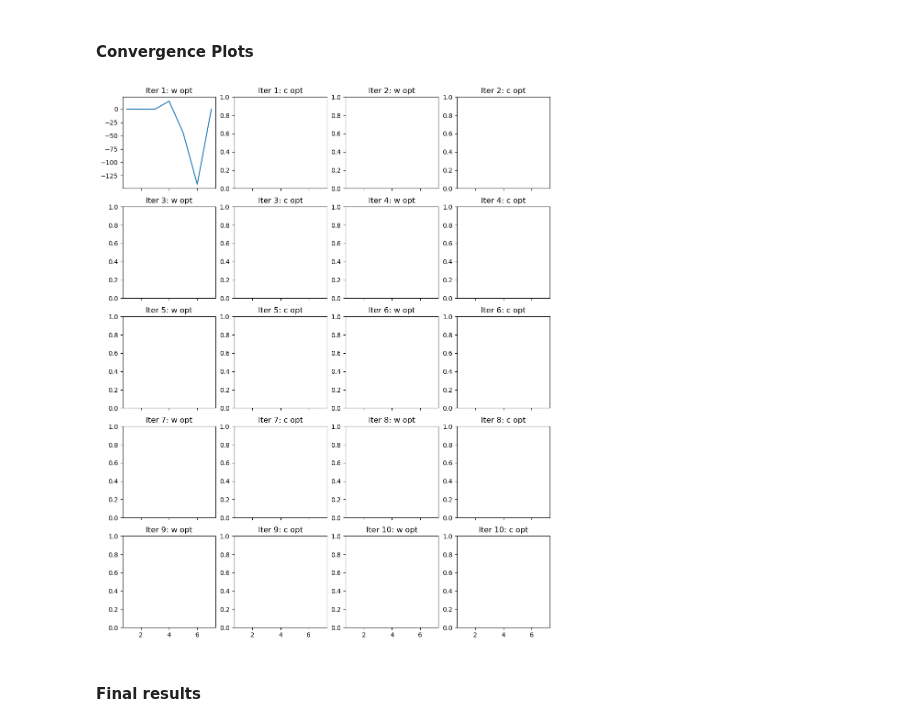
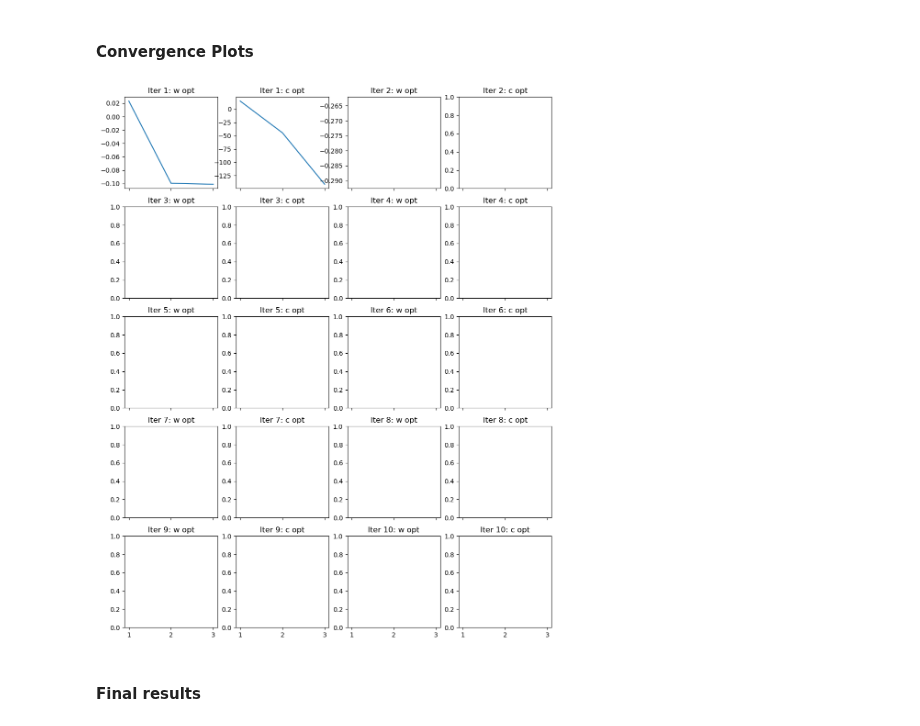
Before and after one commit to mcstanle/cf_inversion_sb_admm, a Jupyter notebook: output_investigations_09.ipynb, the cells around one changed output. Cells and saved outputs as stored; diff of their text form; code cells hidden in the pictures.

```diff
--- a/output_investigations_09.ipynb
+++ b/output_investigations_09.ipynb
@@ -124,9 +124,9 @@ with open(BASE_DIR + '/09/stdout_it0.txt', 'r') as f:
 # %%
 # isolate the trajectories from the w optimization
 all_obj_vals = [float(line[22:34].replace('D', 'e')) for line in stdout0_raw if 'At iterate' in line]
-traj_w_01 = all_obj_vals[:]
-# traj_c_01 = all_obj_vals[13:16]
-# traj_w_02 = all_obj_vals[16:29]
+traj_w_01 = all_obj_vals[:3]
+traj_c_01 = all_obj_vals[3:6]
+traj_w_02 = all_obj_vals[6:]
 # traj_c_02 = all_obj_vals[29:32]
 # traj_w_03 = all_obj_vals[32:45]
 # traj_c_03 = all_obj_vals[45:48]
@@ -149,10 +149,10 @@ fig, ax = plt.subplots(ncols=4, nrows=5, figsize=(12, 15), sharex=True)
 
 # iteration 1
 ax[0, 0].plot(np.arange(1, len(traj_w_01) + 1), traj_w_01)
-# ax[0, 1].plot(np.arange(1, len(traj_c_01) + 1), traj_c_01)
+ax[0, 1].plot(np.arange(1, len(traj_c_01) + 1), traj_c_01)
 
 # # iteration 2
-# ax[0, 2].plot(np.arange(1, len(traj_w_02) + 1), traj_w_02)
+ax[0, 2].plot(np.arange(1, len(traj_w_02) + 1), traj_w_02)
 # ax[0, 3].plot(np.arange(1, len(traj_c_02) + 1), traj_c_02)
 
 # # # iteration 3
@@ -185,34 +185,34 @@ ax[0, 0].plot(np.arange(1, len(traj_w_01) + 1), traj_w_01)
 
 # # # iteration 10
 # ax[4, 2].plot(np.arange(1, len(traj_w_10) + 1), traj_w_10)
 # ax[4, 3].plot(np.arange(1, len(traj_c_10) + 1), traj_c_10)
 
 
 # labels
 ax[0, 0].set_title('Iter 1: w opt')
 ax[0, 1].set_title('Iter 1: c opt')
 ax[0, 2].set_title('Iter 2: w opt')
 ax[0, 3].set_title('Iter 2: c opt')
 ax[1, 0].set_title('Iter 3: w opt')
 ax[1, 1].set_title('Iter 3: c opt')
 ax[1, 2].set_title('Iter 4: w opt')
 ax[1, 3].set_title('Iter 4: c opt')
 ax[2, 0].set_title('Iter 5: w opt')
 ax[2, 1].set_title('Iter 5: c opt')
 ax[2, 2].set_title('Iter 6: w opt')
 ax[2, 3].set_title('Iter 6: c opt')
 ax[3, 0].set_title('Iter 7: w opt')
 ax[3, 1].set_title('Iter 7: c opt')
 ax[3, 2].set_title('Iter 8: w opt')
 ax[3, 3].set_title('Iter 8: c opt')
 ax[4, 0].set_title('Iter 9: w opt')
 ax[4, 1].set_title('Iter 9: c opt')
 ax[4, 2].set_title('Iter 10: w opt')
 ax[4, 3].set_title('Iter 10: c opt')
 
 plt.show()
 # %% [output]
-[figure, old version]
+[figure, new version]
 # %% [markdown]
 #### Final results
 # %%
```
Also changed, not shown: parts of 4 cells of this notebook, 4 other files.
